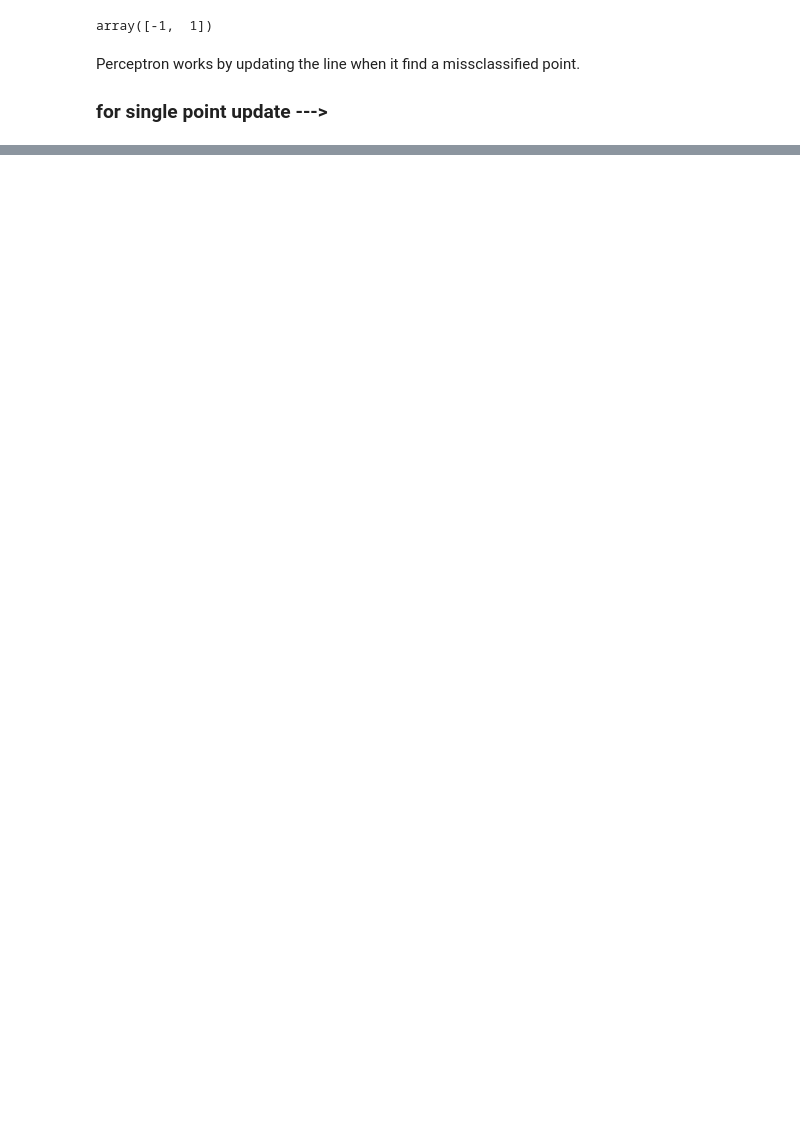
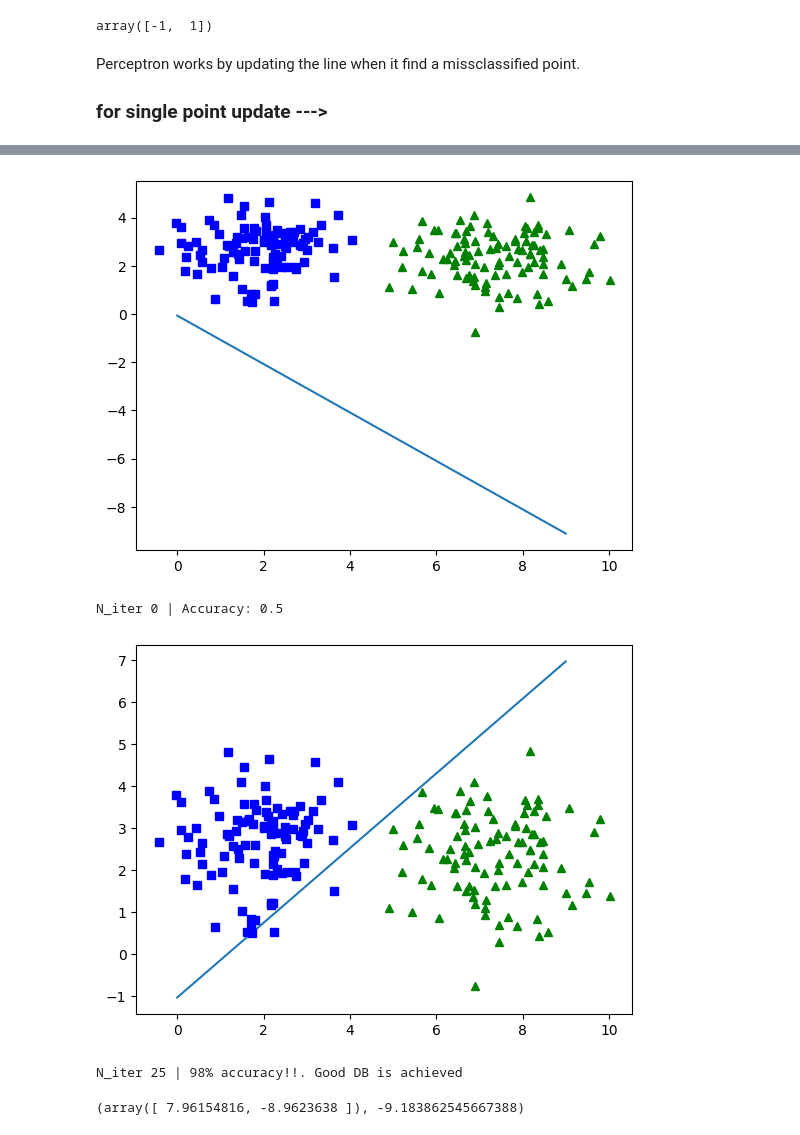
Before and after one commit to mahikshith/Machine-learning-Algo, a Jupyter notebook: perceptron-m.ipynb, the cells around one changed output, grey strips where cells are left out. Saved outputs shown, nothing was run; the diff lists cells and outputs as text; code cells hidden in the pictures; blank space fills up the shorter version.

```diff
--- a/perceptron-m.ipynb
+++ b/perceptron-m.ipynb
@@ -99,5 +85,0 @@ need to change the lable of y==0 to -1 (useful while multiplying the weights)
-# %%
-y[y==0] = -1
-# %%
-ax+by+c=0
-y=-a/b x - c/b
@@ -117,0 +117,5 @@ Single point Algo
+# %%
+w = np.random.normal(size=(2,))
+w0 = np.random.normal()
+print("W -->", w)
+print("W0 -->", w0)
@@ -117,0 +133,8 @@ Single point Algo
+# %%
+algorithm(x,y,w,w0)
+# %% [output]
+[figure, added]
+N_iter 0 | Accuracy: 0.5
+[figure, added]
+N_iter 25 | 98% accuracy!!. Good DB is achieved
+(array([ 7.96154816, -8.9623638 ]), -9.183862545667388)
```
Also changed, not shown: parts of 17 cells of this notebook.
